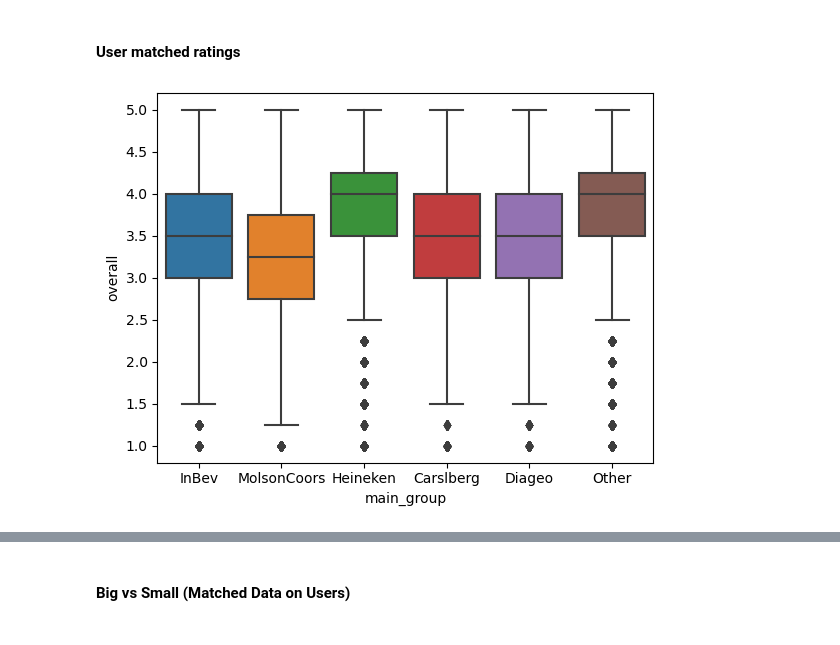
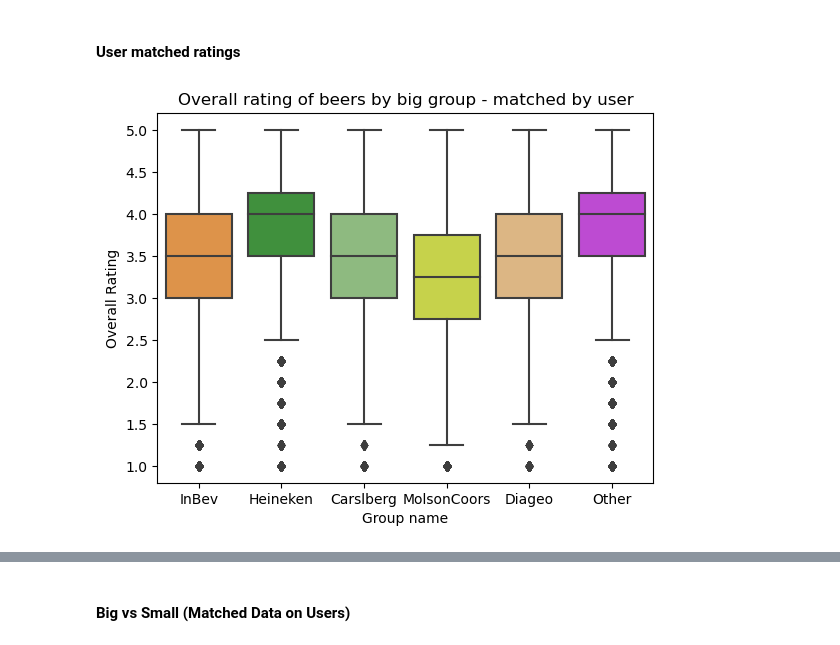
Before and after one commit to epfl-ada/ada-2023-project-tornada, a Jupyter notebook: P3.ipynb, the cells around one changed output, grey strips where cells are left out. Drawn from its saved outputs; the diff is of its cells as text; code cells hidden in the pictures.

```diff
--- a/P3.ipynb
+++ b/P3.ipynb
@@ -808,9 +810,16 @@ matched_reviews = pd.read_csv('matched_user_reviews.csv')
-# %%
-# Plotting overall rating per group (WITH USER MATCHING)
-
-ax = sns.boxplot(x="main_group", y="overall", data=matched_reviews)
-# %% [output]
-[figure, removed]
+# %%
+# Plotting overall rating per group (WITH USER MATCHING)
+
+ax = sns.boxplot(x="main_group", y="overall", data=matched_reviews, order=['InBev', 'Heineken', 'Carslberg', 'MolsonCoors', 'Diageo', 'Other'],
+                  palette={'InBev':'#f59331','Heineken':'#339e2f','Carslberg':'#89c476', 'MolsonCoors': '#d9e835', 'Other':'#cd35e8','Diageo': '#ebb875'})
+
+plt.title('Overall rating of beers by big group - matched by user')
+plt.xlabel('Group name')
+plt.ylabel('Overall Rating')
+plt.savefig('user_matching.png', transparent=True)
+plt.show()
+# %% [output]
+[figure, added]
 # %%
 # Plot per group distribution of ratings parameters (Matched Data)
 
```
Also changed, not shown: parts of 11 cells of this notebook, 1 other file.
